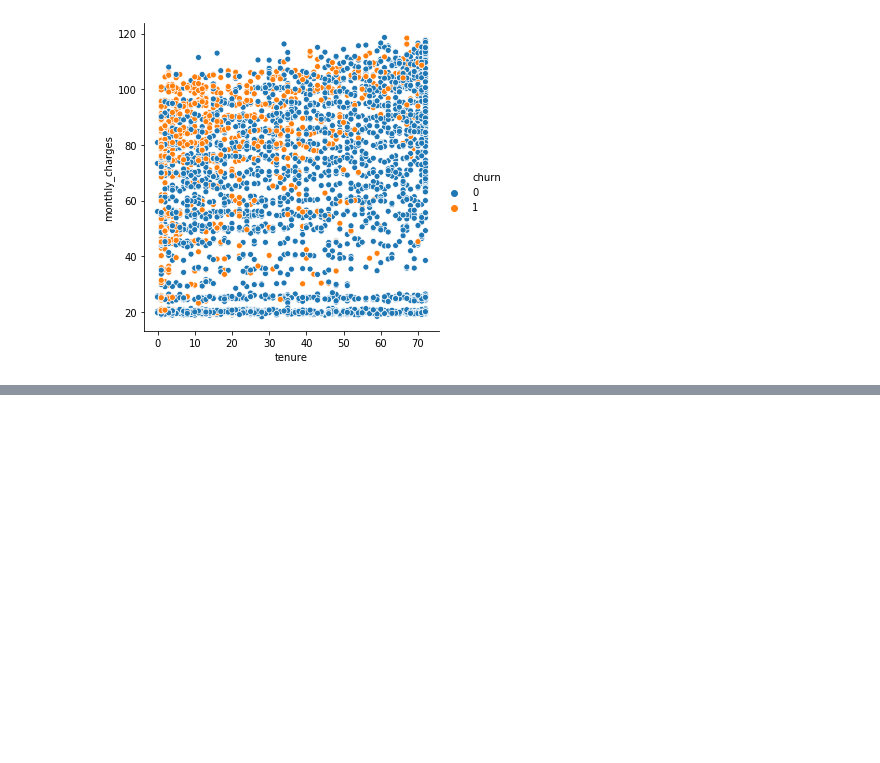
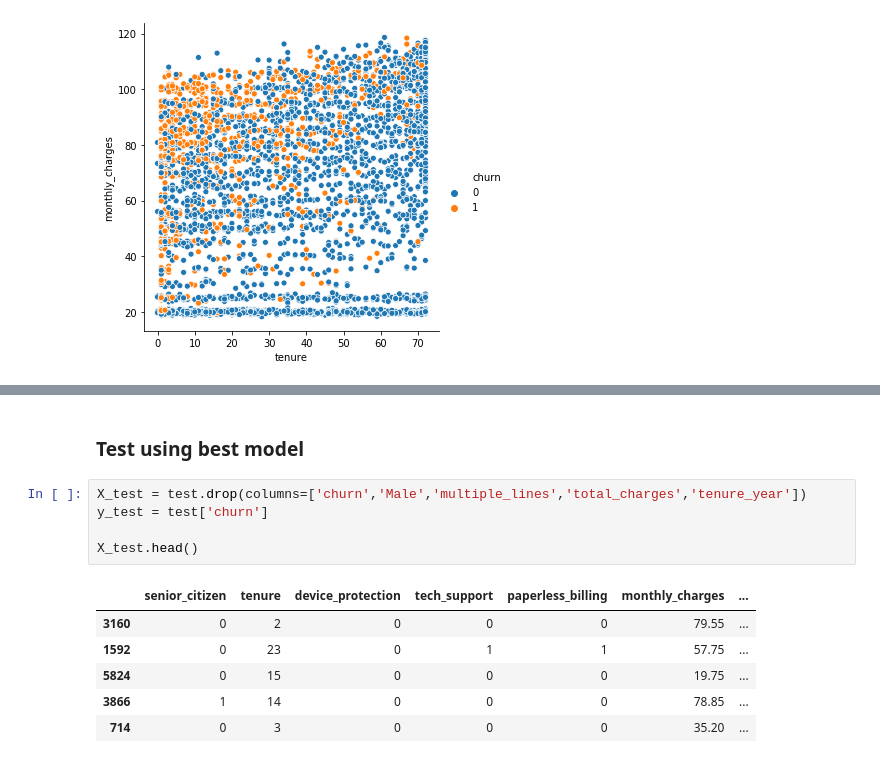
Before and after one commit to Yongliang-Shi/classification-project, a Jupyter notebook: report.ipynb, the cells around one changed output, grey strips where cells are left out. Saved outputs shown, nothing was run; the diff lists cells and outputs as text; blank space fills up the shorter version.

```diff
--- a/report.ipynb
+++ b/report.ipynb
@@ -405,0 +756,14 @@ sns.relplot(x='tenure', y='monthly_charges', data=train, hue='churn')
+# %% [markdown]
+### Test using best model
+# %%
+X_test = test.drop(columns=['churn','Male','multiple_lines','total_charges','tenure_year'])
+y_test = test['churn']
+
+X_test.head()
+# %% [output]
+|  | senior_citizen | tenure | device_protection | tech_support | paperless_billing | monthly_charges | ... |
+| 3160 | 0 | 2 | 0 | 0 | 0 | 79.55 | ... |
+| 1592 | 0 | 23 | 0 | 1 | 1 | 57.75 | ... |
+| 5824 | 0 | 15 | 0 | 0 | 0 | 19.75 | ... |
+| 3866 | 1 | 14 | 0 | 0 | 0 | 78.85 | ... |
+| 714 | 0 | 3 | 0 | 0 | 0 | 35.20 | ... |
```
Also changed, not shown: parts of 25 cells of this notebook.
